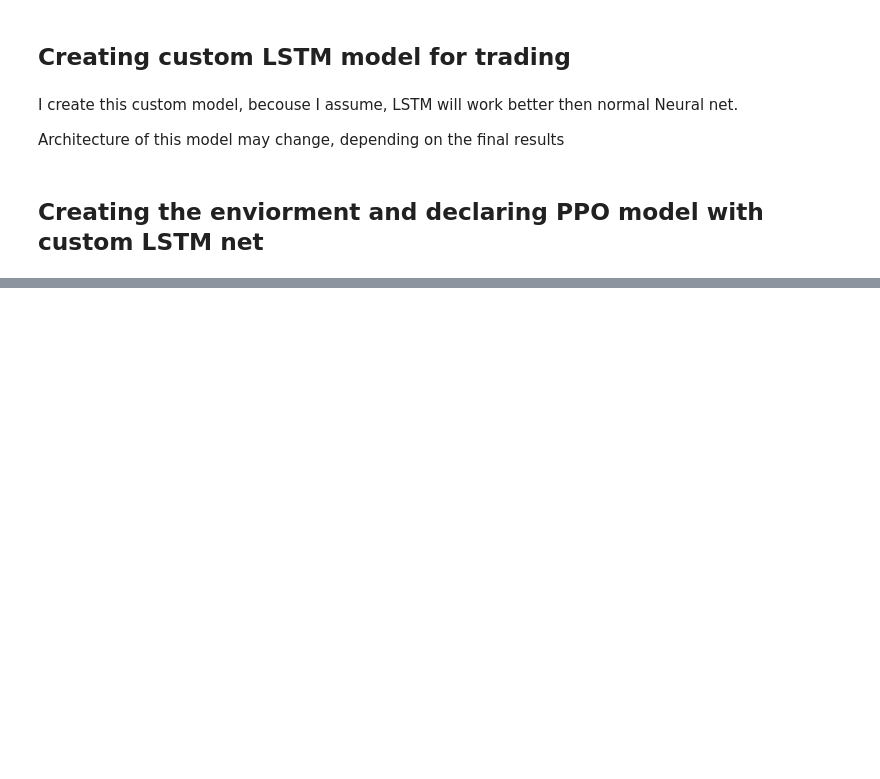
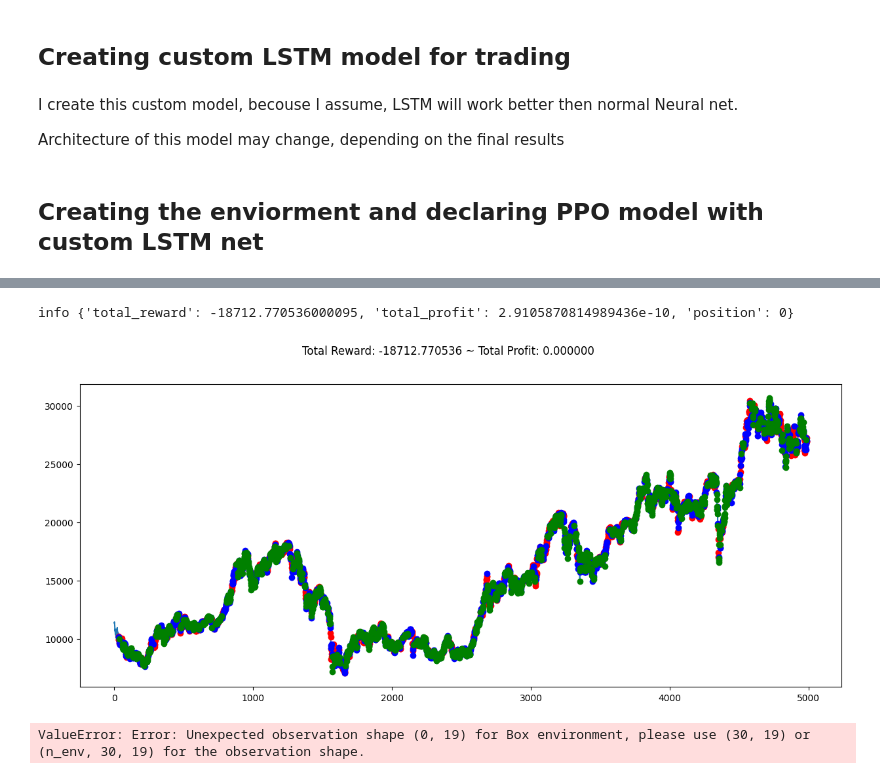
Before and after one commit to GrayMan124/Reinforment_Learning_Procjets, a Jupyter notebook: Stock_trading_bot/N225_Index_trading.ipynb, the cells around one changed output, grey strips where cells are left out. Drawn from its saved outputs; the diff is of its cells as text; code cells hidden in the pictures; blank space fills up the shorter version.

```diff
--- a/Stock_trading_bot/N225_Index_trading.ipynb
+++ b/Stock_trading_bot/N225_Index_trading.ipynb
@@ -400,35 +443,35 @@ class customLSTM(nn.Module):
     def __init__(self,input_size,hidden_size,output_size):
         super().__init__()
         self.hidden_size = hidden_size
-        self.lstm=nn.LSTM(input_size,hidden_size,num_layers=1,bidirectional= True)#,batch_first=True)
+        self.lstm=nn.LSTM(input_size,hidden_size,num_layers=2,bidirectional= True)#,batch_first=True)
         self.fully_connected=nn.Sequential(
-            nn.Linear(hidden_size*2,1024),
+            nn.Linear(hidden_size*2,4048),
+            nn.BatchNorm1d(4048),
+            nn.ReLU(),
+            nn.Dropout(0.2),
+            nn.Linear(4048,2048),
+            nn.BatchNorm1d(2048),
+            nn.ReLU(),
+            nn.Dropout(0.2),
+            nn.Linear(2048,1024),
             nn.BatchNorm1d(1024),
             nn.ReLU(),
             nn.Dropout(0.2),
-            nn.Linear(1024,512),
-            nn.BatchNorm1d(512),
+            nn.Linear(1024,2048),
+            nn.BatchNorm1d(2048),
             nn.ReLU(),
             nn.Dropout(0.2),
-            nn.Linear(512,756),
-            nn.BatchNorm1d(756),
-            nn.ReLU(),
-            nn.Dropout(0.2),
-            nn.Linear(756,256),
+            nn.Linear(2048,256),
             nn.BatchNorm1d(256),
             nn.ReLU(),
             nn.Dropout(0.2),
-            nn.Linear(256,128),
-            nn.BatchNorm1d(128),
-            nn.ReLU(),
-            nn.Dropout(0.2),
-            nn.Linear(128,output_size),
+            nn.Linear(256,output_size),
             nn.ReLU()
         )
     def forward(self,x):
         batch_size=x.shape[0]
-        h0=torch.zeros(1*2,self.hidden_size)
-        c0=torch.zeros(1*2,self.hidden_size)
+        h0=torch.zeros(2*2,self.hidden_size).cuda()
+        c0=torch.zeros(2*2,self.hidden_size).cuda()
 
         lstm_output, cels = self.lstm(x,(h0,c0))
         flatten_output=torch.flatten(lstm_output,start_dim=1)
@@ -443,9 +486,6 @@ class customLSTM(nn.Module):
 
 class CustomNetwork(nn.Module):
     """
-    Custom network for policy and value function.
-    It receives as input the features extracted by the feature extractor.
-
     :param feature_dim: dimension of the features extracted with the features_extractor (e.g. features from a CNN)
     :param last_layer_dim_pi: (int) number of units for the last layer of the policy network
     :param last_layer_dim_vf: (int) number of units for the last layer of the value network
@@ -469,8 +509,7 @@ class CustomNetwork(nn.Module):
         #     nn.Linear(feature_dim, last_layer_dim_pi), nn.ReLU()
         # )
 
-        self.policy_net = customLSTM(feature_dim,64,last_layer_dim_pi)
-
+        self.policy_net = customLSTM(feature_dim,1024,last_layer_dim_pi)
         # Value network
         self.value_net = nn.Sequential(
             nn.Linear(feature_dim, 256),
@@ -544,4 +590,6 @@ eval_callback = EvalCallback(env,
 # %%
+
 model = PPO(CustomActorCriticPolicy, env, verbose=1)#,tensorboard_log = log_path)
-model.learn(100000)#,callback = eval_callback)
+
+%time model.learn(50000)#,callback = eval_callback)
 # %% [output]
@@ -569,21 +614,24 @@ Wrapping the env in a DummyVecEnv.
 # %%
-env = StocksEnv(df = df, frame_bound=(30,4998), window_size = 30)
+env = StocksEnv(df = df, frame_bound=(30,5000), window_size = 30)
 obs = env.reset()
 while True:
     # obs = obs[np.newaxis, ...]
     # print(obs.shape)
     action, _states = model.predict(obs)
     obs,rewards,done,info = env.step(action)
     if done:
         print("info",info)
         break
 
 plt.figure(figsize=(15,6))
 plt.cla()
 env.render_all()
 plt.show()
+# %% [output]
+info {'total_reward': -18712.770536000095, 'total_profit': 2.9105870814989436e-10, 'position': 0}
+[figure, added]
 # %%
-env = StocksEnv(df = df, frame_bound=(5000,5400), window_size = 30)
+env = StocksEnv(df = df, frame_bound=(5020,5300), window_size = 30)
 obs = env.reset()
 while True:
     # obs = obs[np.newaxis, ...]
@@ -598,3 +646,5 @@ plt.figure(figsize=(15,6))
 plt.cla()
 env.render_all()
 plt.show()
+# %% [output]
+ValueError: Error: Unexpected observation shape (0, 19) for Box environment, please use (30, 19) or (n_env, 30, 19) for the observation shape.
```
Also changed, not shown: parts of 11 cells of this notebook, 3 other files.
